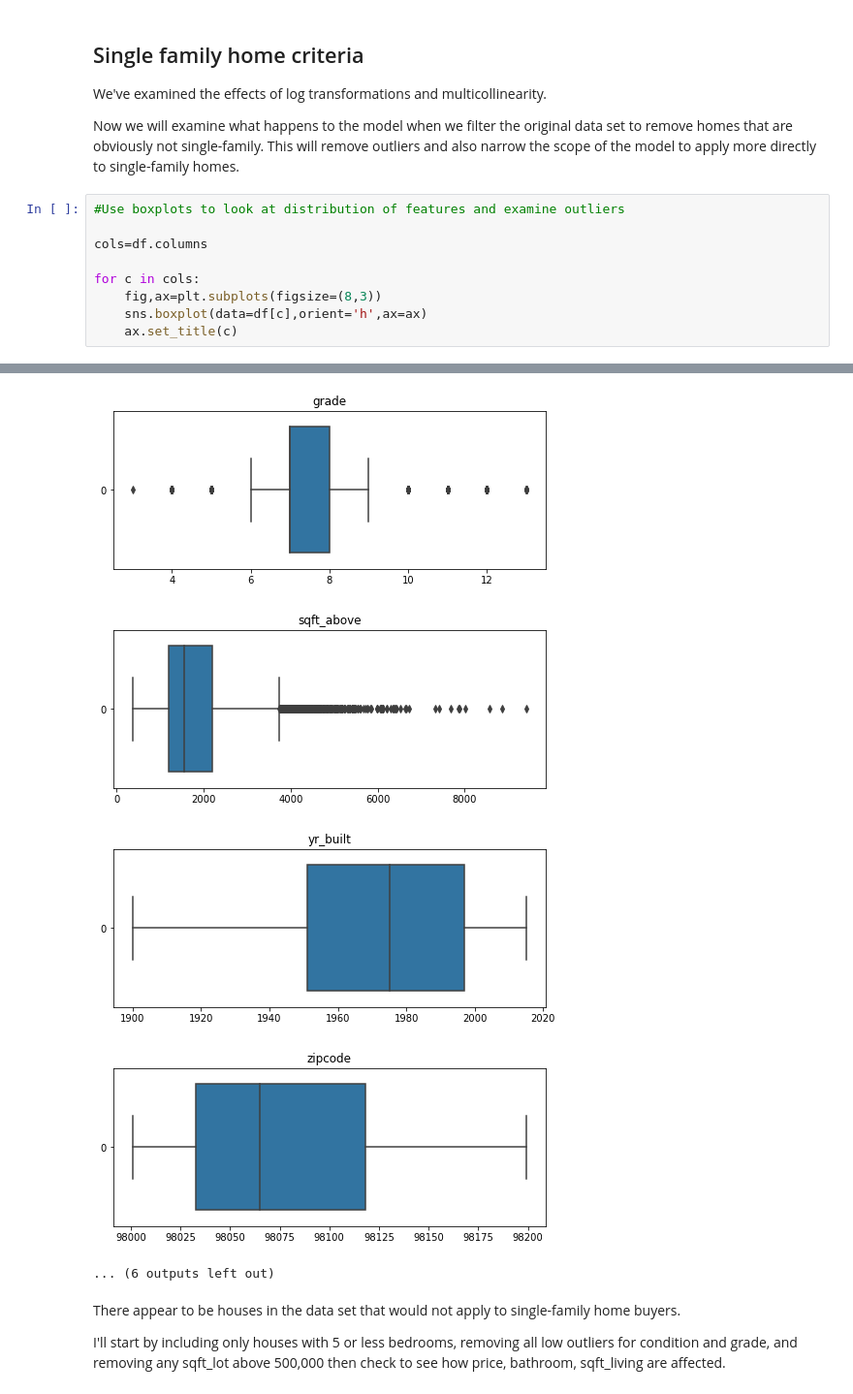
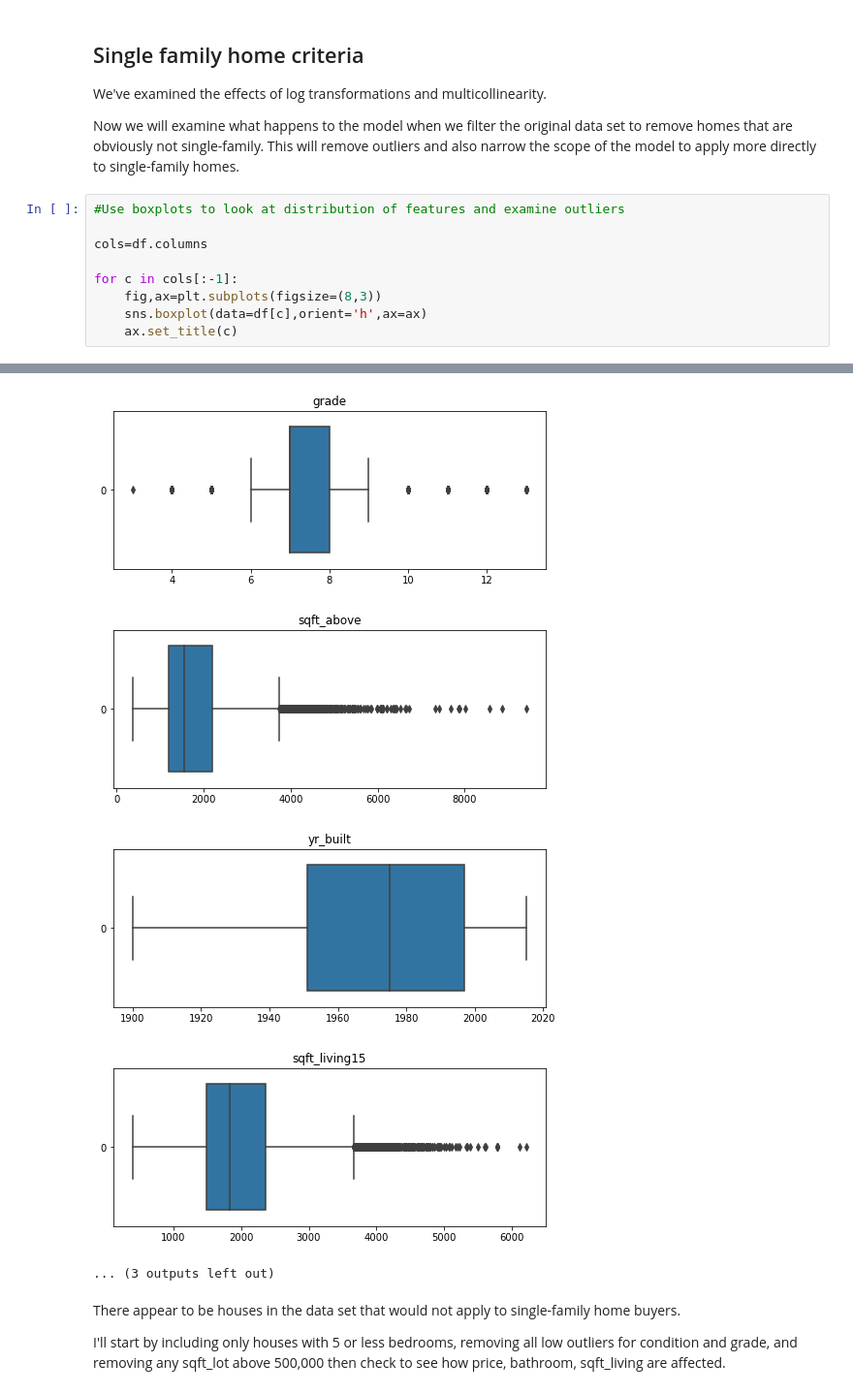
Before and after one commit to morganFitzg/dsc-phase-2-project, a Jupyter notebook: student.ipynb, the cells around one changed output, grey strips where cells are left out. Shown at 97% size. Saved outputs shown, nothing was run; the diff lists cells and outputs as text.

```diff
--- a/student.ipynb
+++ b/student.ipynb
@@ -837,26 +867,26 @@ Now we will examine what happens to the model when we filter the original data s
 # %%
 #Use boxplots to look at distribution of features and examine outliers
 
 cols=df.columns
 
-for c in cols:
+for c in cols[:-1]:
     fig,ax=plt.subplots(figsize=(8,3))
     sns.boxplot(data=df[c],orient='h',ax=ax)
     ax.set_title(c)
 # %% [output]
 [figure]
 [figure]
 [figure]
 [figure]
 [figure]
 [figure]
 [figure]
 [figure]
 [figure]
 [figure]
 [figure]
-[figure, old version]
+[figure, new version]
-... (6 outputs left out)
+... (3 outputs left out)
 # %% [markdown]
 There appear to be houses in the data set that would not apply to single-family home buyers.
 
```
Also changed, not shown: parts of 46 cells of this notebook, 1 other file.
